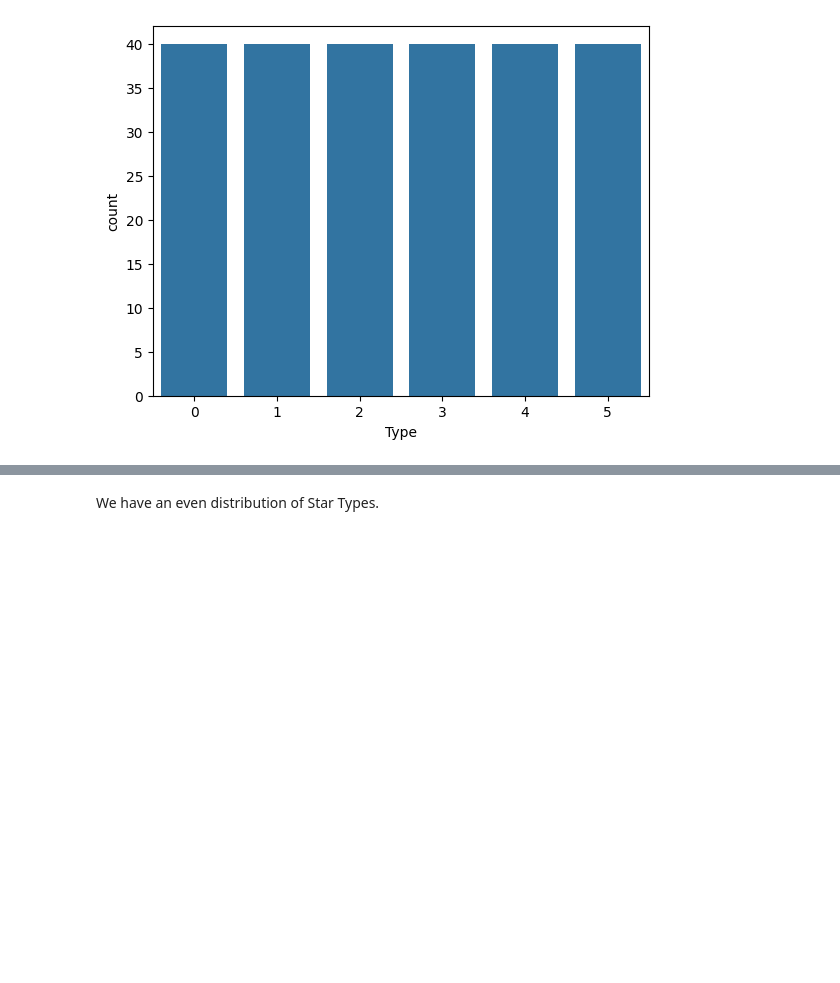
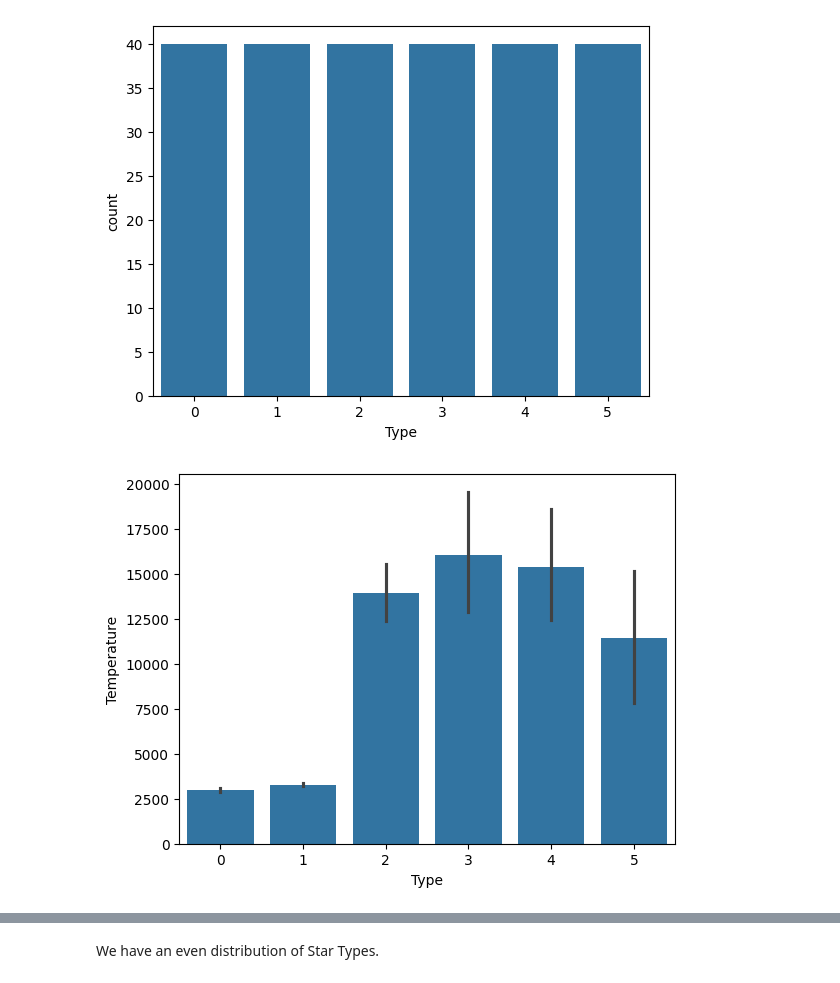
Before and after one commit to evil8310/NASA-Star-type-Classification-Dataset, a Jupyter notebook: nasa-star-type-classification.ipynb, the cells around one changed output, grey strips where cells are left out. Saved outputs shown, nothing was run; the diff lists cells and outputs as text; code cells hidden in the pictures; blank space fills up the shorter version.

```diff
--- a/nasa-star-type-classification.ipynb
+++ b/nasa-star-type-classification.ipynb
@@ -110,3 +108,7 @@ sns.pairplot(data=df, hue='Type'); # pairplot all columns
 sns.countplot(x=df.Type); # plot Type column
 # %% [output]
 [figure]
+# %%
+sns.barplot(x='Type', y='Temperature', data=df); # barplot Type column
+# %% [output]
+[figure, added]
```
Also changed, not shown: parts of 17 cells of this notebook, 1 other file.
